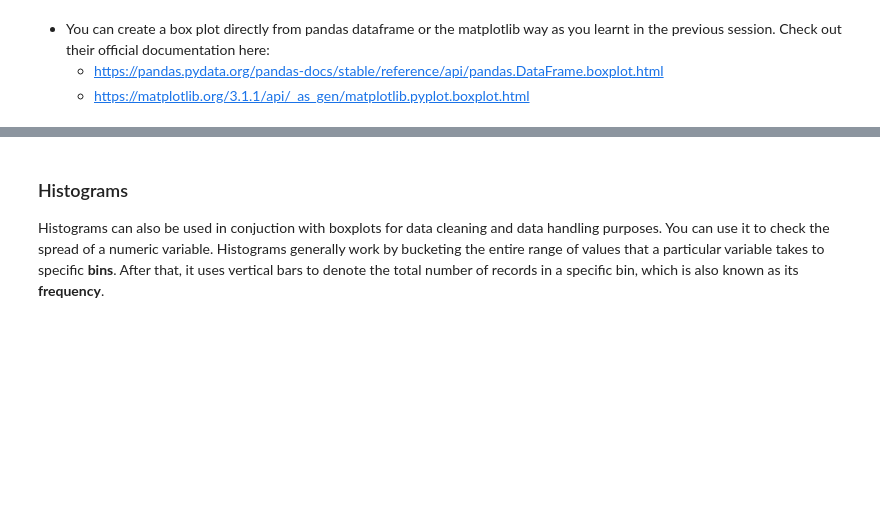
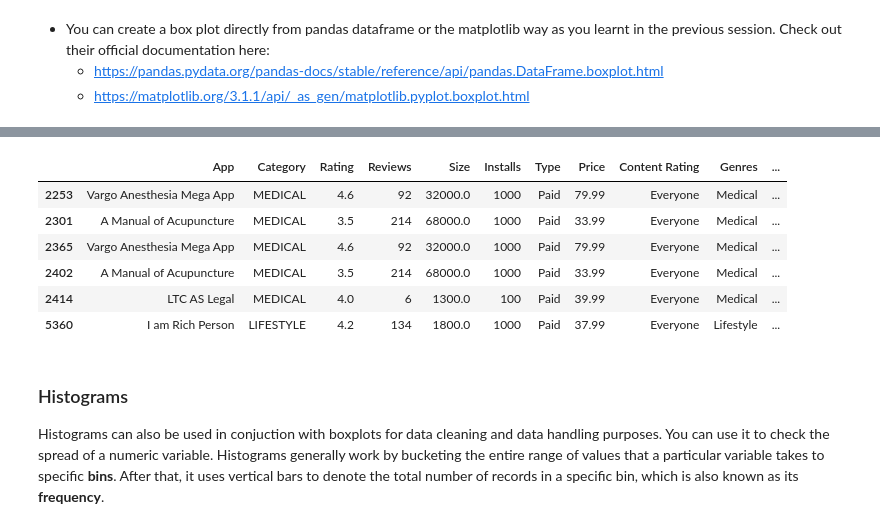
Before and after one commit to teerapat1739/multipurpose-jupyter-notebook, a Jupyter notebook: notebooks/Data Visualisation in Python - Case Study.ipynb, the cells around one changed output, grey strips where cells are left out. Cells and saved outputs as stored; diff of their text form; code cells hidden in the pictures; blank space fills up the shorter version.

```diff
--- a/notebooks/Data Visualisation in Python - Case Study.ipynb
+++ b/notebooks/Data Visualisation in Python - Case Study.ipynb
@@ -385,5 +412,14 @@ Using a box plot you can identify the outliers as follows:
 # %%
 #Check the apps with price more than 30
+inp1[inp1.Price > 30]
+# %% [output]
+|  | App | Category | Rating | Reviews | Size | Installs | Type | Price | Content Rating | Genres | ... |
+| 2253 | Vargo Anesthesia Mega App | MEDICAL | 4.6 | 92 | 32000.0 | 1000 | Paid | 79.99 | Everyone | Medical | ... |
+| 2301 | A Manual of Acupuncture | MEDICAL | 3.5 | 214 | 68000.0 | 1000 | Paid | 33.99 | Everyone | Medical | ... |
+| 2365 | Vargo Anesthesia Mega App | MEDICAL | 4.6 | 92 | 32000.0 | 1000 | Paid | 79.99 | Everyone | Medical | ... |
+| 2402 | A Manual of Acupuncture | MEDICAL | 3.5 | 214 | 68000.0 | 1000 | Paid | 33.99 | Everyone | Medical | ... |
+| 2414 | LTC AS Legal | MEDICAL | 4.0 | 6 | 1300.0 | 100 | Paid | 39.99 | Everyone | Medical | ... |
+| 5360 | I am Rich Person | LIFESTYLE | 4.2 | 134 | 1800.0 | 1000 | Paid | 37.99 | Everyone | Lifestyle | ... |
 # %%
 #Clean the Price column again
 # %% [markdown]
```
Also changed, not shown: parts of 11 cells of this notebook, 1 other file.
